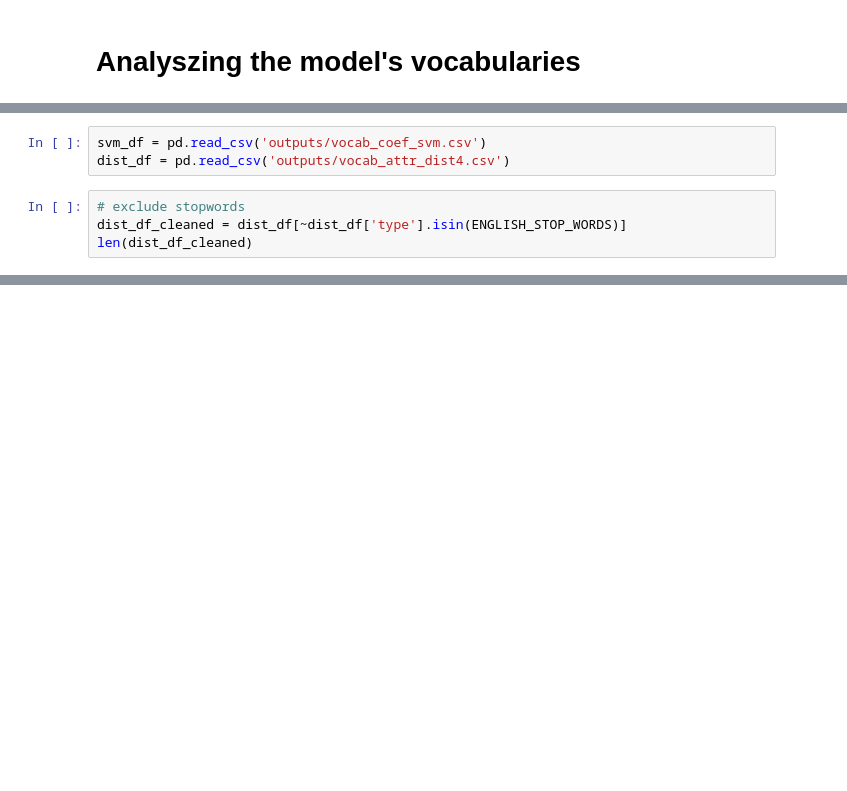
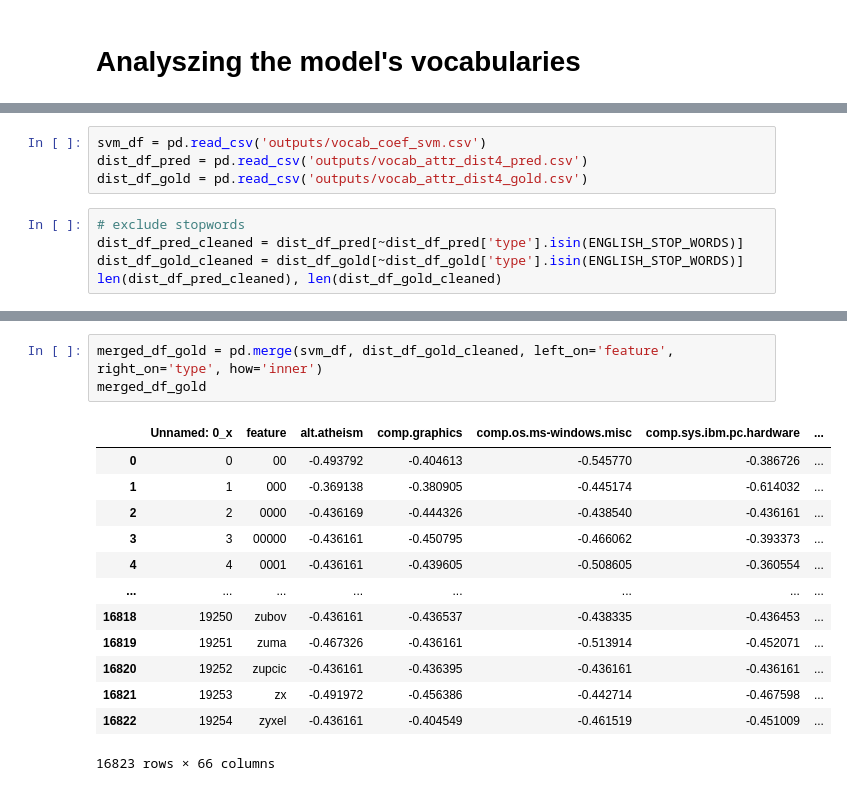
Before and after one commit to LydiaKoerber/nn-interpretability, a Jupyter notebook: analysis-vocabs.ipynb, the cells around one changed output, grey strips where cells are left out. Cells and saved outputs as stored; diff of their text form; blank space fills up the shorter version.

```diff
--- a/analysis-vocabs.ipynb
+++ b/analysis-vocabs.ipynb
@@ -7,9 +9,11 @@ import pandas as pd
 from _stop_words import ENGLISH_STOP_WORDS
 # %%
 svm_df = pd.read_csv('outputs/vocab_coef_svm.csv')
-dist_df = pd.read_csv('outputs/vocab_attr_dist4.csv')
+dist_df_pred = pd.read_csv('outputs/vocab_attr_dist4_pred.csv')
+dist_df_gold = pd.read_csv('outputs/vocab_attr_dist4_gold.csv')
 # %%
 # exclude stopwords
-dist_df_cleaned = dist_df[~dist_df['type'].isin(ENGLISH_STOP_WORDS)]
-len(dist_df_cleaned)
+dist_df_pred_cleaned = dist_df_pred[~dist_df_pred['type'].isin(ENGLISH_STOP_WORDS)]
+dist_df_gold_cleaned = dist_df_gold[~dist_df_gold['type'].isin(ENGLISH_STOP_WORDS)]
+len(dist_df_pred_cleaned), len(dist_df_gold_cleaned)
 # %% [output]
@@ -62,0 +75,17 @@ svm_vocab.difference(dist_vocab)
+# %%
+merged_df_gold = pd.merge(svm_df, dist_df_gold_cleaned, left_on='feature', right_on='type', how='inner')
+merged_df_gold
+# %% [output]
+|  | Unnamed: 0_x | feature | alt.atheism | comp.graphics | comp.os.ms-windows.misc | comp.sys.ibm.pc.hardware | ... |
+| 0 | 0 | 00 | -0.493792 | -0.404613 | -0.545770 | -0.386726 | ... |
+| 1 | 1 | 000 | -0.369138 | -0.380905 | -0.445174 | -0.614032 | ... |
+| 2 | 2 | 0000 | -0.436169 | -0.444326 | -0.438540 | -0.436161 | ... |
+| 3 | 3 | 00000 | -0.436161 | -0.450795 | -0.466062 | -0.393373 | ... |
+| 4 | 4 | 0001 | -0.436161 | -0.439605 | -0.508605 | -0.360554 | ... |
+| ... | ... | ... | ... | ... | ... | ... | ... |
+| 16818 | 19250 | zubov | -0.436161 | -0.436537 | -0.438335 | -0.436453 | ... |
+| 16819 | 19251 | zuma | -0.467326 | -0.436161 | -0.513914 | -0.452071 | ... |
+| 16820 | 19252 | zupcic | -0.436161 | -0.436395 | -0.436161 | -0.436161 | ... |
+| 16821 | 19253 | zx | -0.491972 | -0.456386 | -0.442714 | -0.467598 | ... |
+| 16822 | 19254 | zyxel | -0.436161 | -0.404549 | -0.461519 | -0.451009 | ... |
+16823 rows × 66 columns
```
Also changed, not shown: parts of 18 cells of this notebook.
